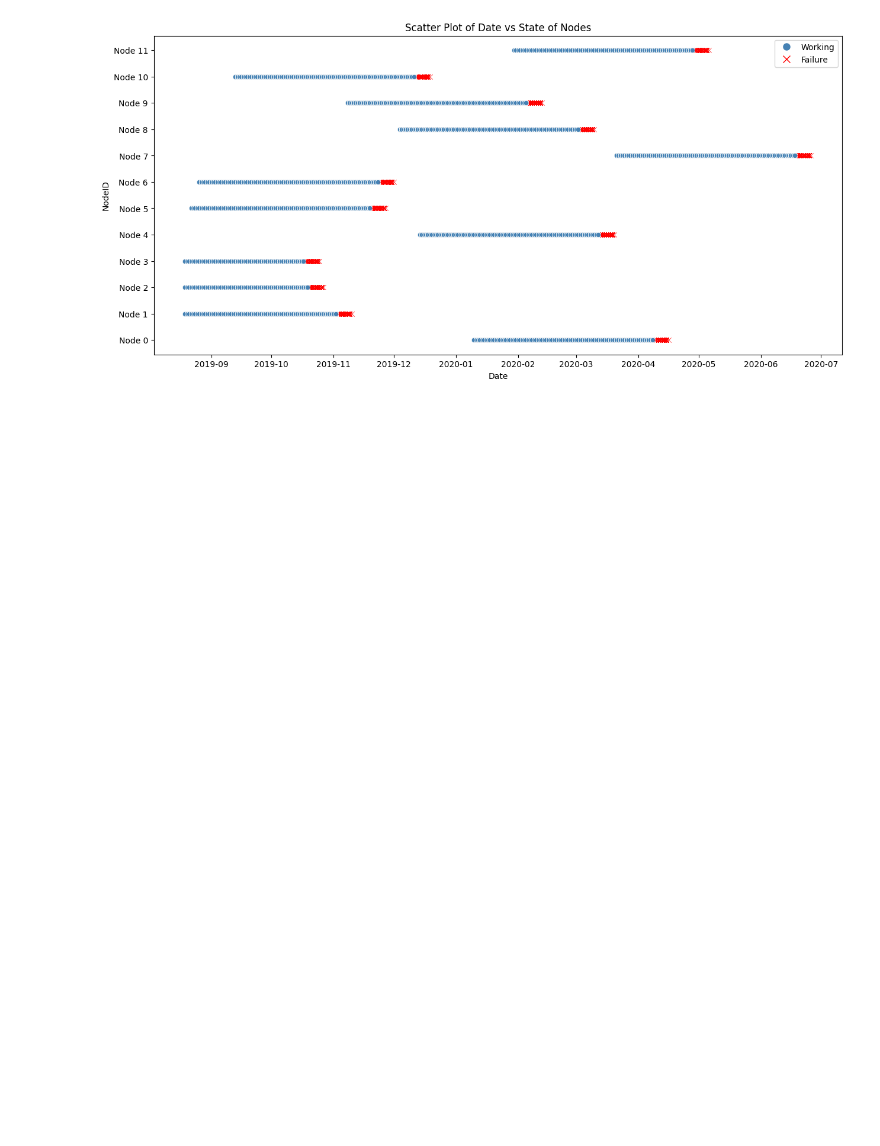
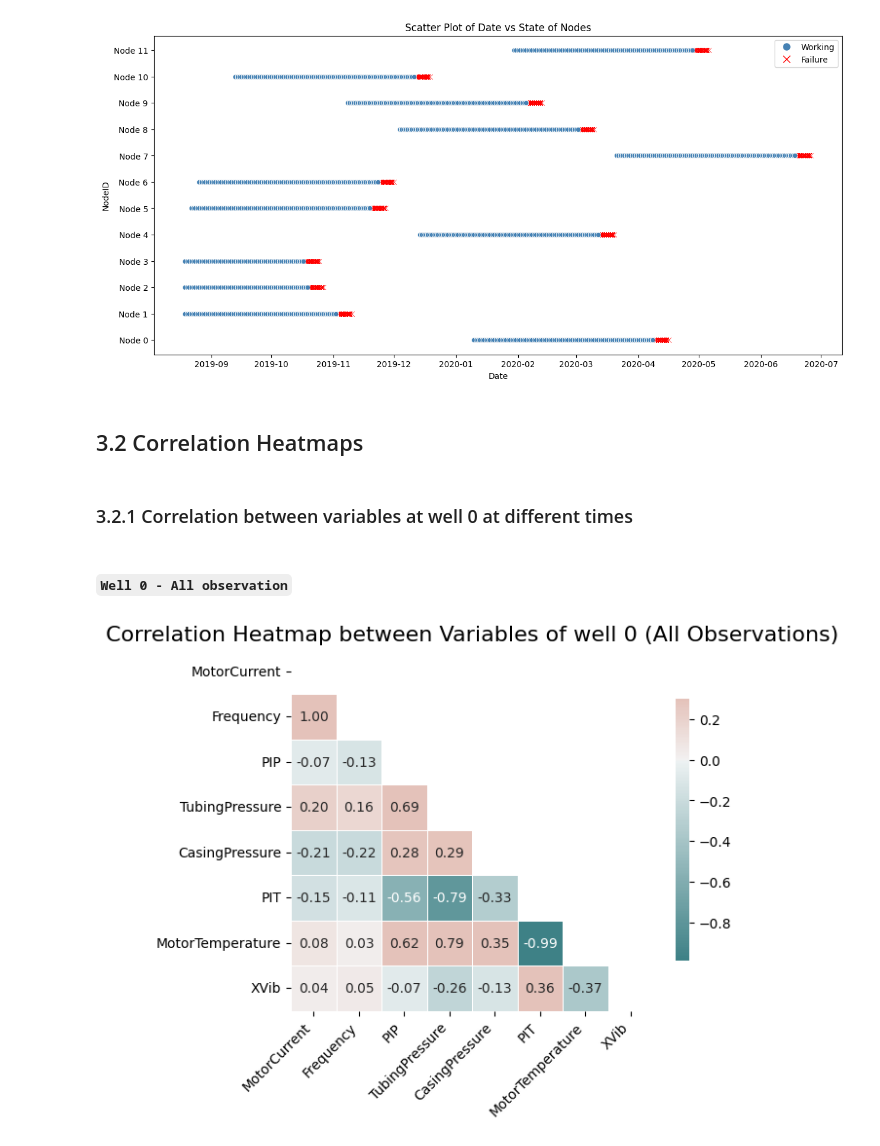
Before and after one commit to kameshcodes/ms-project, a Jupyter notebook: notebooks/1_data-understanding.ipynb, the cells around one changed output. Cells and saved outputs as stored; diff of their text form; code cells hidden in the pictures; blank space fills up the shorter version.

Commit message:
update heatmap and r code

```diff
--- a/notebooks/1_data-understanding.ipynb
+++ b/notebooks/1_data-understanding.ipynb
@@ -760,3 +762,24 @@ plt.yticks(range(12), [f'Node {i}' for i in range(12)])
 plt.show()
 # %% [output]
 [figure]
+# %% [markdown]
+## 3.2 Correlation Heatmaps
+# %% [markdown]
+### 3.2.1 Correlation between variables at well 0 at different times
+# %% [markdown]
+#### `Well 0 - All observation`
+# %%
+correlation_matrix = subdfs[0][['MotorCurrent', 'Frequency', 'PIP', 'TubingPressure',
+       'CasingPressure', 'PIT', 'MotorTemperature', 'XVib']].corr()
+
+mask = np.triu(np.ones_like(correlation_matrix, dtype=bool))
+plt.figure(figsize=(6, 5))
+cmap = sns.diverging_palette(200, 20, as_cmap=True)
+sns.heatmap(correlation_matrix, mask=mask, cmap=cmap, vmax=.3, center=0,
+            square=True, linewidths=.5, annot=True, fmt=".2f", cbar_kws={"shrink": 0.7})
+plt.title('Correlation Heatmap between Variables of well 0 (All Observations)', fontsize=16)
+plt.xticks(rotation=45, ha='right')
+plt.yticks(rotation=0)
+plt.show()
+# %% [output]
+[figure, added]
```
Also changed, not shown: parts of 52 cells of this notebook, 1 other file.
